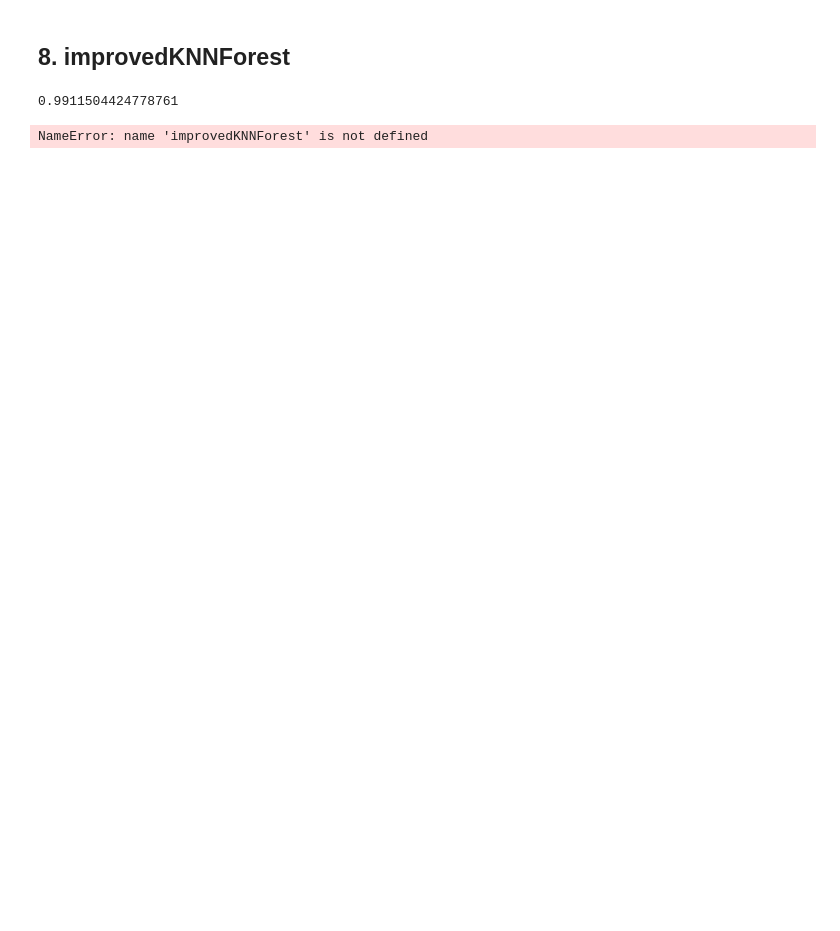
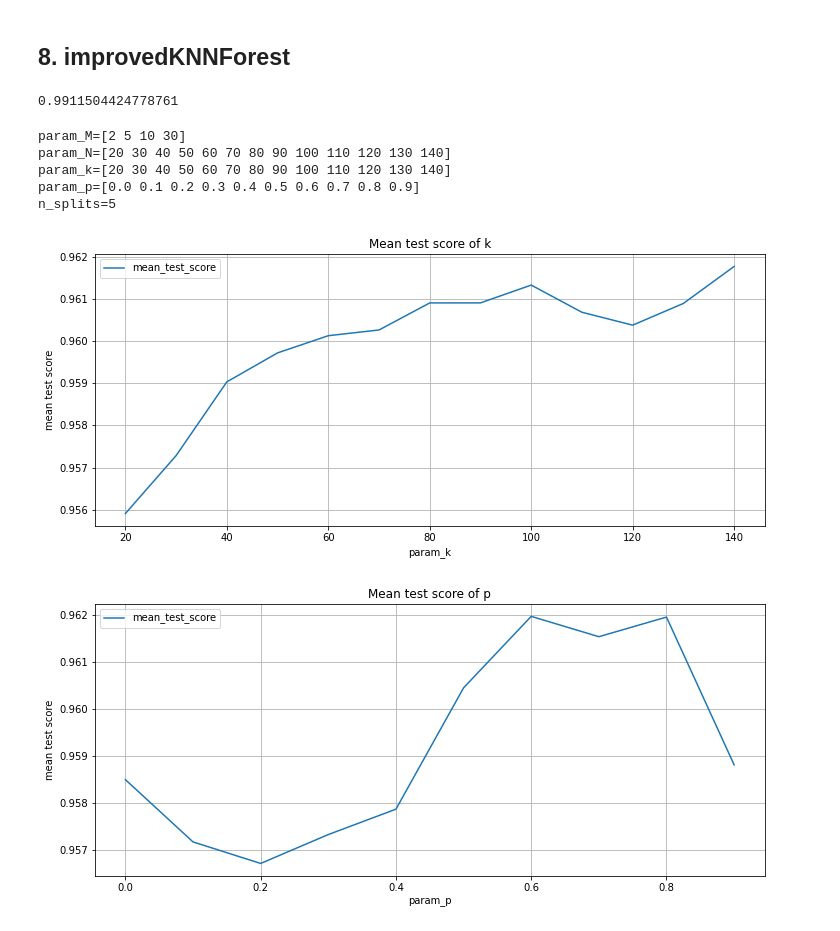
Before and after one commit to Ofir-Shechtman/CS236501_AI_hw3, a Jupyter notebook: report.ipynb, the cells around one changed output. Cells and saved outputs as stored; diff of their text form; code cells hidden in the pictures; blank space fills up the shorter version.

```diff
--- a/report.ipynb
+++ b/report.ipynb
@@ -140,0 +167,26 @@ printmd(f'**test score** = {test_score}')
+# %%
+def get_best(result):
+    mean_test_score = result['mean_test_score']
+    std_test_score = result['std_test_score']
+    params = result['params']
+
+    max_mean = np.max(mean_test_score)
+
+    best_mean_id = np.argwhere(mean_test_score == max_mean).flatten()
+    std_left = np.take(std_test_score,best_mean_id)
+
+    min_std=np.min(std_left)
+    best_std_id = np.argwhere(std_left == min_std).flatten()
+
+    best = np.take(params,best_mean_id[best_std_id[0]])
+    return best, max_mean, min_std
+
+best_param, max_score, min_std = get_best(knn_forest_results)
+printmd(f'**best params:** {dict2str(best_param)}')
+printmd(f'**cross validation score:** {max_score}')
+N, k, M, p = best_param['N'], best_param['k'], best_param['M'], best_param['p']
+
+knn_forest = KNNForest.KNNForest(N, k, M=M, p=p)
+knn_forest.fit(X_train, y_train)
+test_score = knn_forest.score(X_test, y_test)
+printmd(f'**test score** = {test_score}')
@@ -145,18 +201,23 @@ import improvedKNNForest
 improvedKNNForest.main()
 # %% [output]
 0.9911504424778761
-# %%
-# setup paramerets to cross-validation experiment
-imp_knn_forest = improvedKNNForest.improvedKNNForest(N=None, k=None, M=None, p=None, p2=None)
-parameters = {'M': [2, 10], 'N': range(10, 100, 10), 'k': range(10, 100, 10), 'p': np.linspace(0.3, 0.7, num=5), 'p2':np.arange(0.0,1.0,0.1)}
-
-# apply experiment
-best_forest, best_params, best_score = utils.experiment(imp_knn_forest, X_train, y_train, parameters, n_splits=5)
-
-# train all the train-set and get test-set score
-printmd(f'**best params:** {dict2str(best_params)}')
-printmd(f'**best cross validetion score** = {best_score}')
-test_score = best_forest.score(X_test, y_test)
-printmd(f'**test score** = {test_score}')
-# %% [output]
-NameError: name 'improvedKNNForest' is not defined
+# %%
+# load expirement result
+with open('imp_knn_forest_results.pickle', 'rb') as handle:
+    imp_knn_forest_results = pickle.load(handle)
+for param_name, values in imp_knn_forest_results.get('parameters').items():
+    print(f'{param_name}={values}')
+n_splits = imp_knn_forest_results.get('n_splits')
+print(f'n_splits={n_splits}')
+# %% [output]
+param_M=[2 5 10 30]
+param_N=[20 30 40 50 60 70 80 90 100 110 120 130 140]
+param_k=[20 30 40 50 60 70 80 90 100 110 120 130 140]
+param_p=[0.0 0.1 0.2 0.3 0.4 0.5 0.6 0.7 0.8 0.9]
+n_splits=5
+# %%
+for p in ['k', 'p']:
+    utils.plot_grid_search(imp_knn_forest_results, 'mean', p, grid=True)
+# %% [output]
+[figure, added]
+[figure, added]
```
Also changed, not shown: parts of 14 cells of this notebook, 8 other files.
